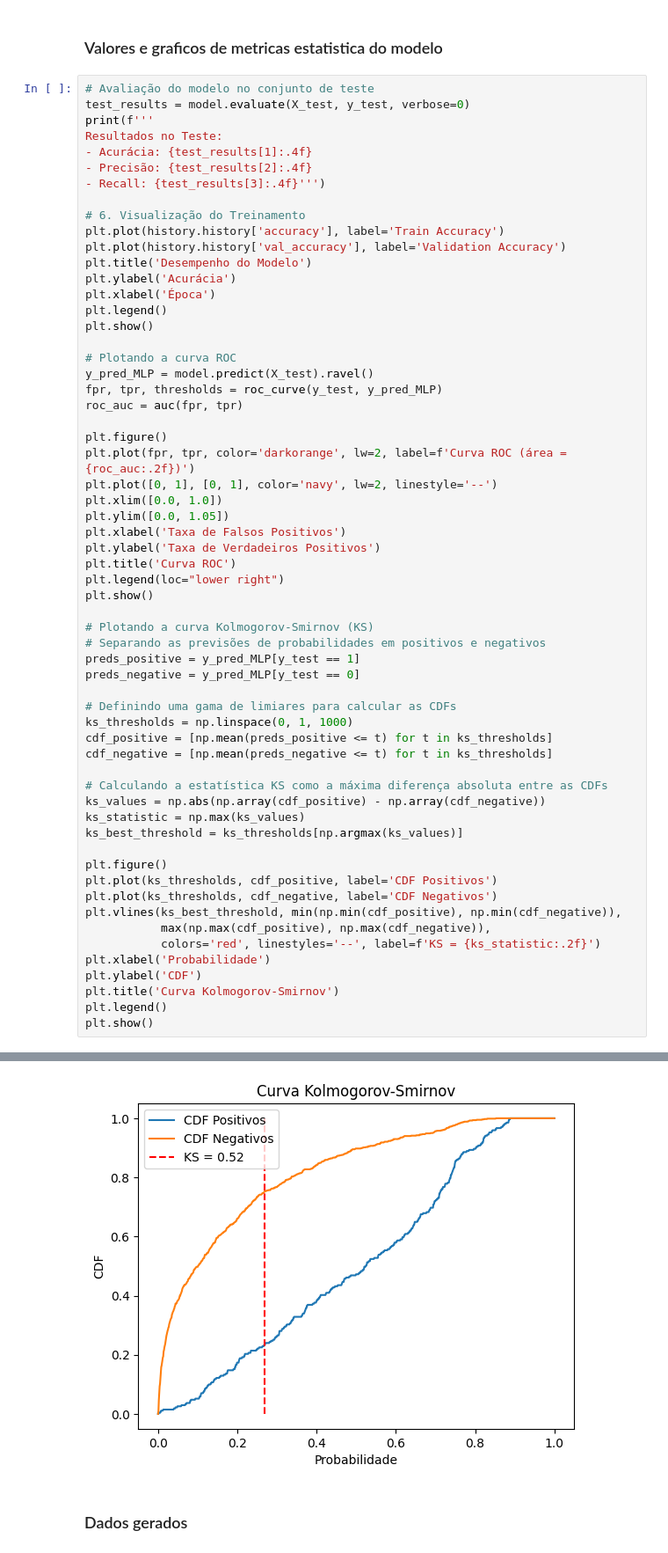
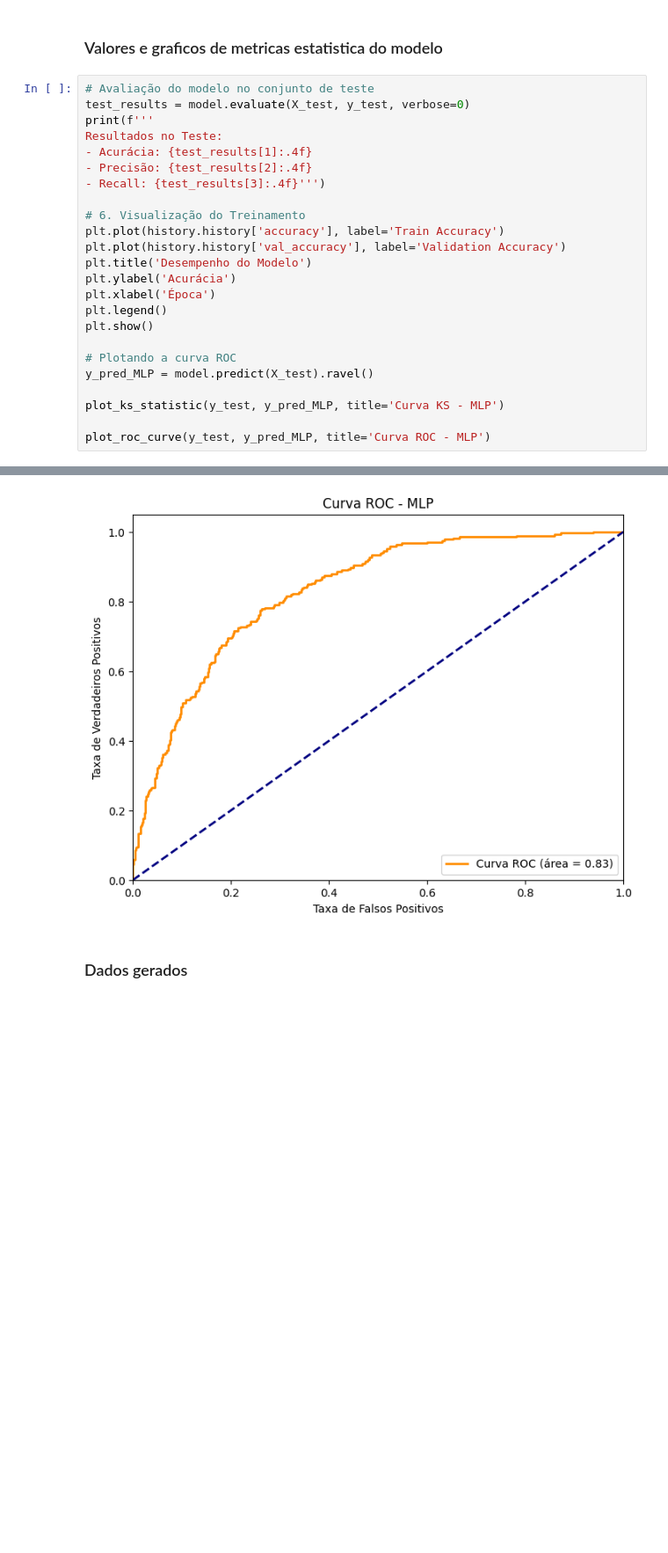
Before and after one commit to Erickllino/Projeto-IF702, a Jupyter notebook: Projeto Final/main.ipynb, the cells around one changed output, grey strips where cells are left out. Shown at 88% size. Cells and saved outputs as stored; diff of their text form; blank space fills up the shorter version.

```diff
--- a/Projeto Final/main.ipynb
+++ b/Projeto Final/main.ipynb
@@ -559,45 +673,9 @@ plt.show()
 
 # Plotando a curva ROC
 y_pred_MLP = model.predict(X_test).ravel()
-fpr, tpr, thresholds = roc_curve(y_test, y_pred_MLP)
-roc_auc = auc(fpr, tpr)
 
-plt.figure()
-plt.plot(fpr, tpr, color='darkorange', lw=2, label=f'Curva ROC (área = {roc_auc:.2f})')
-plt.plot([0, 1], [0, 1], color='navy', lw=2, linestyle='--')
-plt.xlim([0.0, 1.0])
-plt.ylim([0.0, 1.05])
-plt.xlabel('Taxa de Falsos Positivos')
-plt.ylabel('Taxa de Verdadeiros Positivos')
-plt.title('Curva ROC')
-plt.legend(loc="lower right")
-plt.show()
+plot_ks_statistic(y_test, y_pred_MLP, title='Curva KS - MLP')
 
-# Plotando a curva Kolmogorov-Smirnov (KS)
-# Separando as previsões de probabilidades em positivos e negativos
-preds_positive = y_pred_MLP[y_test == 1]
-preds_negative = y_pred_MLP[y_test == 0]
-
-# Definindo uma gama de limiares para calcular as CDFs
-ks_thresholds = np.linspace(0, 1, 1000)
-cdf_positive = [np.mean(preds_positive <= t) for t in ks_thresholds]
-cdf_negative = [np.mean(preds_negative <= t) for t in ks_thresholds]
-
-# Calculando a estatística KS como a máxima diferença absoluta entre as CDFs
-ks_values = np.abs(np.array(cdf_positive) - np.array(cdf_negative))
-ks_statistic = np.max(ks_values)
-ks_best_threshold = ks_thresholds[np.argmax(ks_values)]
-
-plt.figure()
-plt.plot(ks_thresholds, cdf_positive, label='CDF Positivos')
-plt.plot(ks_thresholds, cdf_negative, label='CDF Negativos')
-plt.vlines(ks_best_threshold, min(np.min(cdf_positive), np.min(cdf_negative)),
-           max(np.max(cdf_positive), np.max(cdf_negative)),
-           colors='red', linestyles='--', label=f'KS = {ks_statistic:.2f}')
-plt.xlabel('Probabilidade')
-plt.ylabel('CDF')
-plt.title('Curva Kolmogorov-Smirnov')
-plt.legend()
-plt.show()
+plot_roc_curve(y_test, y_pred_MLP, title='Curva ROC - MLP')
 # %% [output]
 Resultados no Teste:
@@ -610,4 +688,4 @@ Resultados no Teste:
-[figure, old version]
+[figure, new version]
 # %% [markdown]
 ### Dados gerados
 # %%
```
Also changed, not shown: parts of 18 cells of this notebook.
